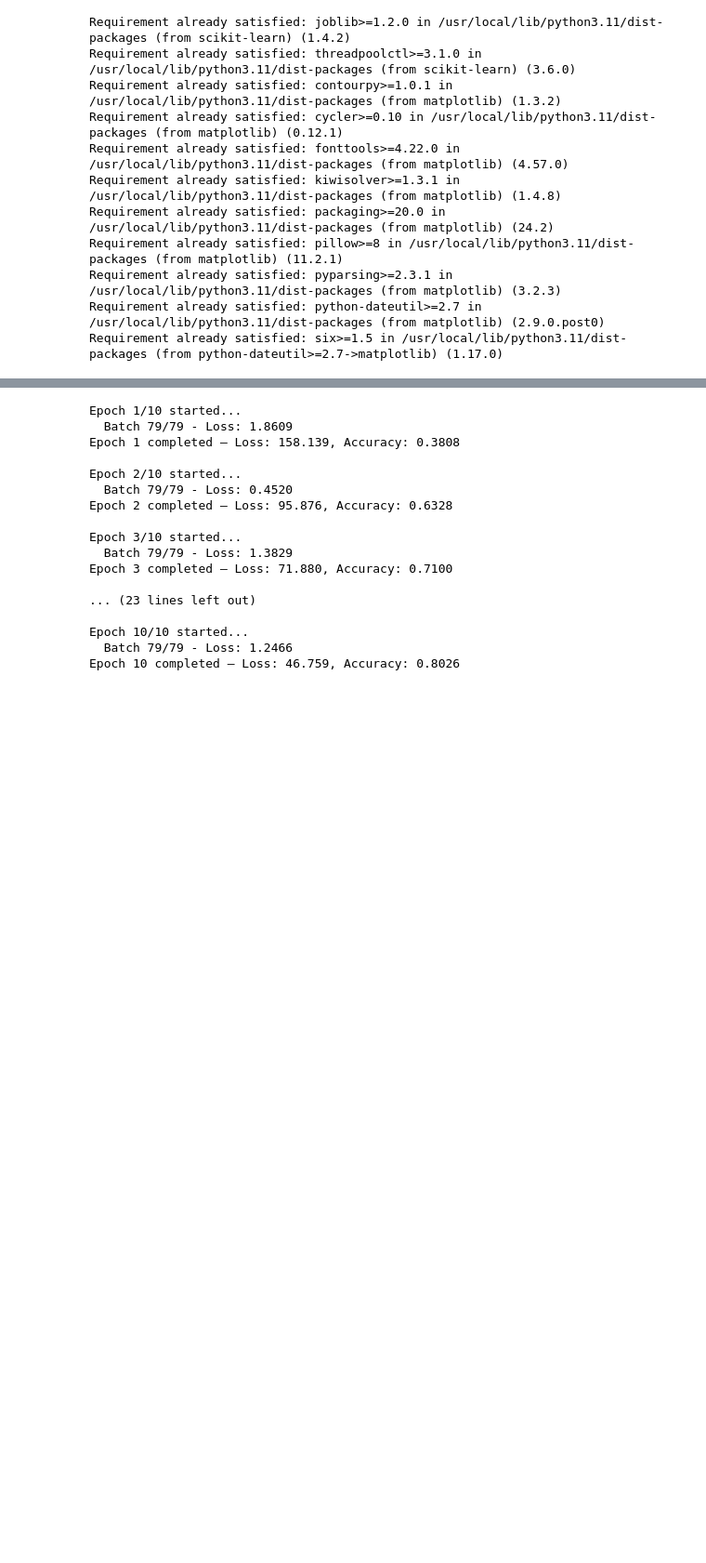
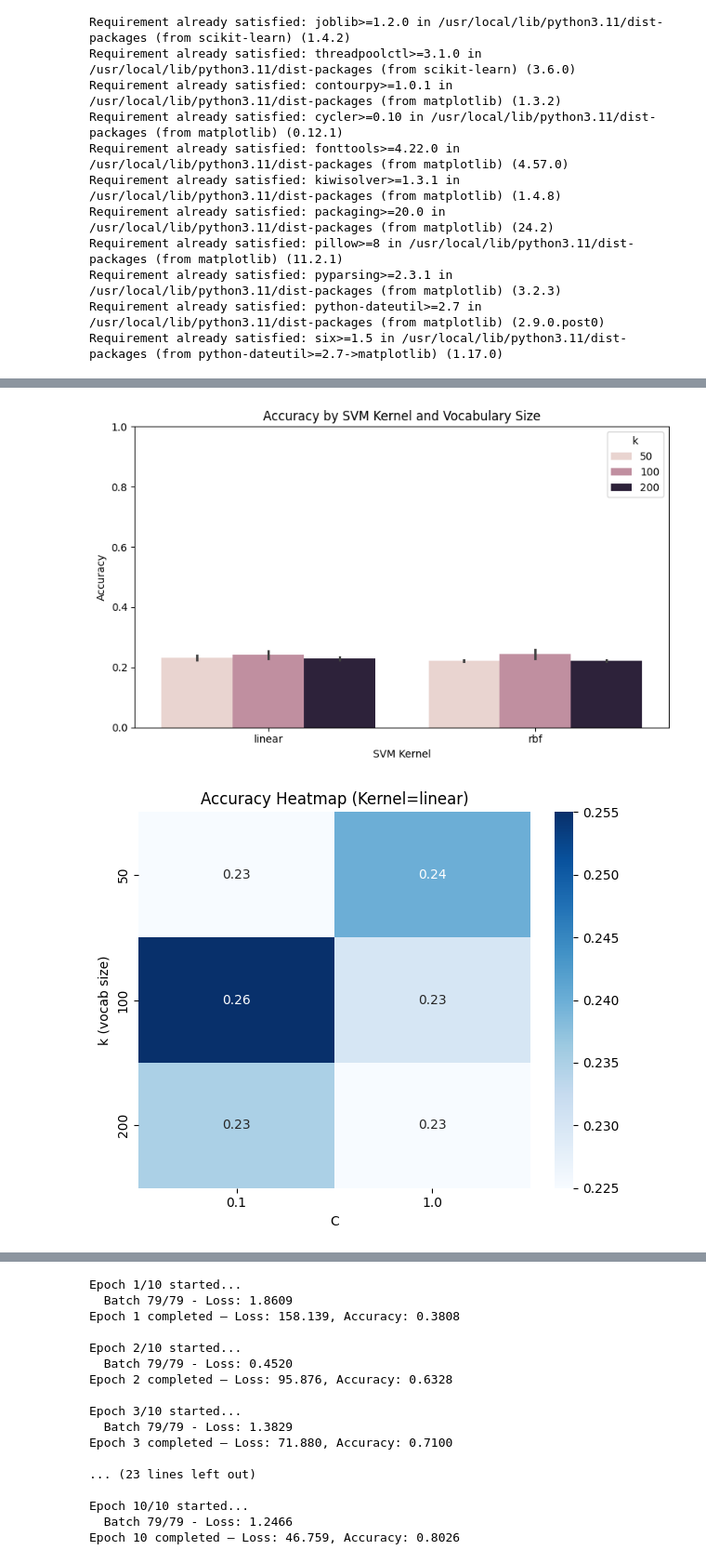
Before and after one commit to ayushpatra11/CV_CW, a Jupyter notebook: Computer_vision.ipynb, the cells around one changed output, grey strips where cells are left out. Shown: that part at 93% size. Drawn from its saved outputs; the diff is of its cells as text; code cells hidden in the pictures; blank space fills up the shorter version.

```diff
--- a/Computer_vision.ipynb
+++ b/Computer_vision.ipynb
@@ -46,6 +49,9 @@ from sklearn.metrics import accuracy_score
 from sklearn.cluster import KMeans
 import numpy as np
 import cv2
+
+best_acc = 0
+best_params = None
 
 def run_bow_svm_experiment(k_clusters=100, svm_kernel='linear', C=1.0):
     # Create SIFT detector
@@ -80,15 +86,21 @@ def run_bow_svm_experiment(k_clusters=100, svm_kernel='linear', C=1.0):
     svm = SVC(kernel=svm_kernel, C=C)
     svm.fit(X_train_bow, y_train)
     y_pred = svm.predict(X_test_bow)
-
     acc = accuracy_score(y_test, y_pred)
     print(f"k={k_clusters}, kernel={svm_kernel}, C={C} → Accuracy: {acc:.4f}")
-    return acc
+    return svm, kmeans, acc
 # %%
+import joblib
+import numpy as np
 results = []
 for k in [50, 100, 200]:
     for kernel in ['linear', 'rbf']:
         for C in [0.1, 1]:
-            acc = run_bow_svm_experiment(k_clusters=k, svm_kernel=kernel, C=C)
+            svm, kmeans, acc = run_bow_svm_experiment(k_clusters=k, svm_kernel=kernel, C=C)
+            if acc > best_acc:
+                best_acc = acc
+                joblib.dump(svm, "best_svm_bow_model.pkl")
+                joblib.dump(kmeans, "best_kmeans_vocab.pkl")
+                print(f"Saved new best model with acc={acc:.4f}")
             results.append((k, kernel, C, acc))
 # %% [output]
@@ -123,0 +123,31 @@ KMeans(n_clusters=30)
+# %%
+import pandas as pd
+import seaborn as sns
+import matplotlib.pyplot as plt
+
+df = pd.DataFrame(results, columns=["k", "kernel", "C", "Accuracy"])
+
+# Bar plot
+plt.figure(figsize=(8, 5))
+sns.barplot(data=df, x="kernel", y="Accuracy", hue="k")
+plt.title("Accuracy by SVM Kernel and Vocabulary Size")
+plt.xlabel("SVM Kernel")
+plt.ylabel("Accuracy")
+plt.ylim(0, 1)
+plt.legend(title="k")
+plt.tight_layout()
+plt.show()
+
+# Accuracy heatmap for each kernel
+for kern in df['kernel'].unique():
+    pivot = df[df['kernel'] == kern].pivot(index='k', columns='C', values='Accuracy')
+    plt.figure(figsize=(6, 5))
+    sns.heatmap(pivot, annot=True, cmap='Blues', fmt=".2f")
+    plt.title(f"Accuracy Heatmap (Kernel={kern})")
+    plt.xlabel("C")
+    plt.ylabel("k (vocab size)")
+    plt.tight_layout()
+    plt.show()
+# %% [output]
+[figure, added]
+[figure, added]
```
Also changed, not shown: parts of 11 cells of this notebook.
